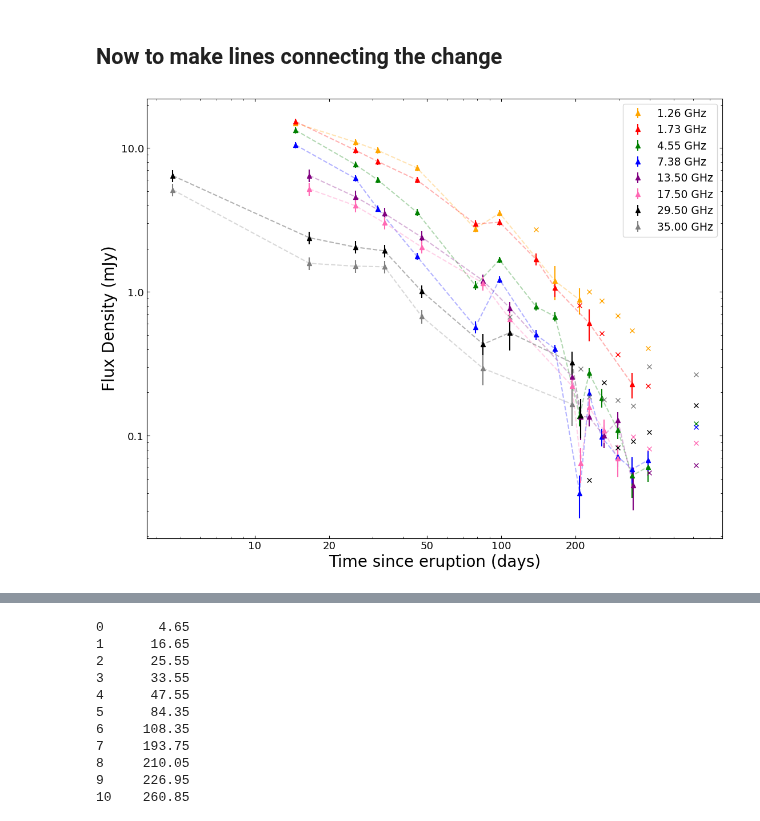
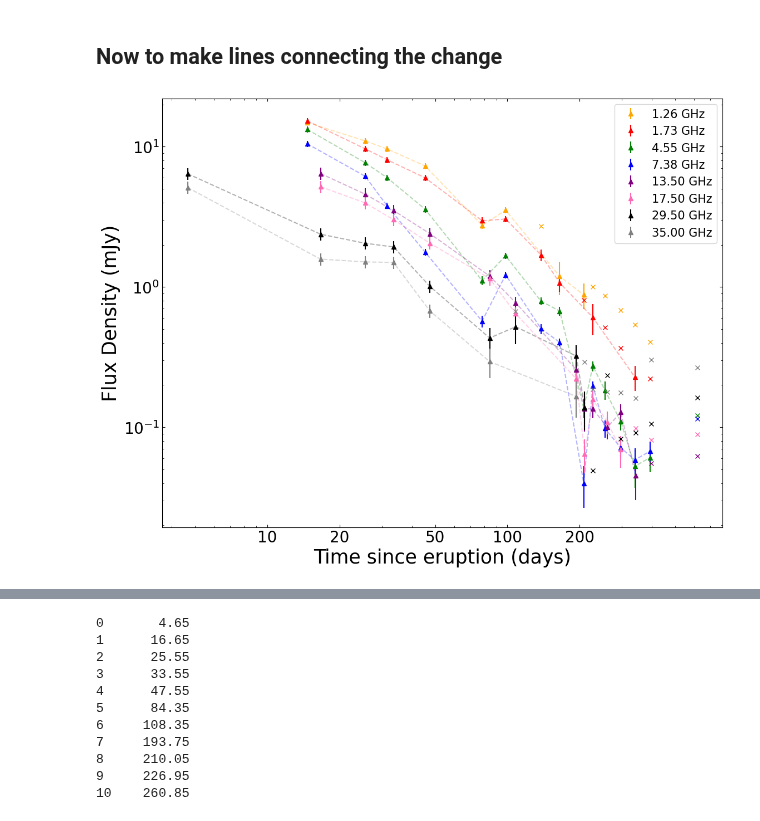
Before and after one commit to Wilhelm005/Research-Code, a Jupyter notebook: V1534Sco_Work.ipynb, the cells around one changed output, grey strips where cells are left out. Saved outputs shown, nothing was run; the diff lists cells and outputs as text; code cells hidden in the pictures.

```diff
--- a/V1534Sco_Work.ipynb
+++ b/V1534Sco_Work.ipynb
@@ -471,36 +471,36 @@ plot(days1_73, flux1_73, flux_err1_73, 'red', '1.73 GHz')
 ax.plot(days1_73m, flux1_73m, color='red', linestyle ="--", alpha=.3)
 
 plot(days4_55, flux4_55, flux_err4_55, 'green', '4.55 GHz')
 ax.plot(days4_55m, flux4_55m, color='green', linestyle ="--", alpha=.3)
 
 plot(days7_38, flux7_38, flux_err7_38, 'blue', '7.38 GHz')
 ax.plot(days7_38m, flux7_38m, color='blue', linestyle ="--", alpha=.3)
 
 plot(days13_5, flux13_5, flux_err13_5, 'purple', '13.50 GHz')
 ax.plot(days13_5m, flux13_5m, color='purple', linestyle ="--", alpha=.3)
 
 plot(days17_5, flux17_5, flux_err17_5, 'hotpink', '17.50 GHz')
 ax.plot(days17_5m, flux17_5m, color='hotpink', linestyle ="--", alpha=.3)
 
 plot(days29_5, flux29_5, flux_err29_5, 'black', '29.50 GHz')
 ax.plot(days29_5m, flux29_5m, color='black', linestyle ="--", alpha=.3)
 
 plot(days35, flux35, flux_err35, 'grey', '35.00 GHz')
 ax.plot(days35m, flux35m, color='grey', linestyle ="--", alpha=.3)
 
 # Final plot formatting
 ax.set_xscale('log')
-ax.set_xticks([10,20,50,100,200], labels = ['10','20','50','100','200'], fontsize = 13)
+ax.set_xticks([10,20,50,100,200], labels = ['10','20','50','100','200'], fontsize = 20)
 ax.set_yscale('log')
-ax.set_yticks([.1,1,10], labels = ['0.1','1.0','10.0'], fontsize = 13)
-ax.set_xlabel("Time since eruption (days)", fontsize=20)
-ax.set_ylabel("Flux Density (mJy)", fontsize=20)
+ax.set_yticks([.1,1.0, 10.0], labels = [r'$10^{-1}$',r'$10^{0}$', r'$10^{1}$'], fontsize = 20)
+ax.set_xlabel("Time since eruption (days)", fontsize=25)
+ax.set_ylabel("Flux Density (mJy)", fontsize=25)
 
 ax.tick_params(axis='both', which='both', direction='in', top=True, right=True)
 
 #ax.set_title()
-plt.legend(fontsize = 13.5)
+plt.legend(fontsize = 15)
 plt.show()
 fig.savefig("v1534_lc.png", dpi=300);
 # %% [output]
-[figure, old version]
+[figure, new version]
```
Also changed, not shown: parts of 1 cell of this notebook, 24 other files.
